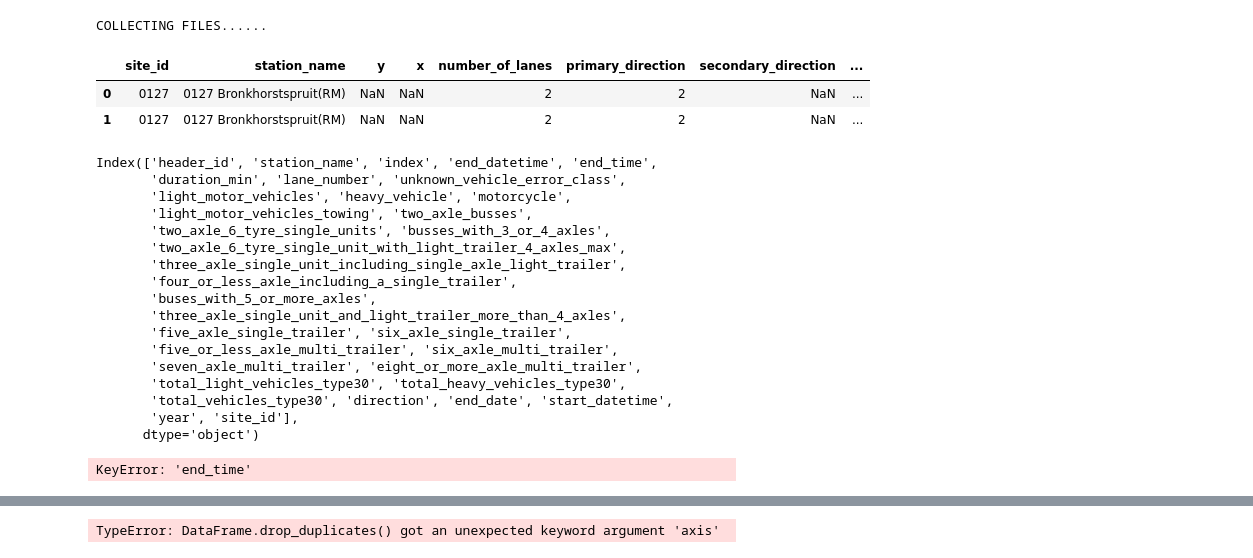
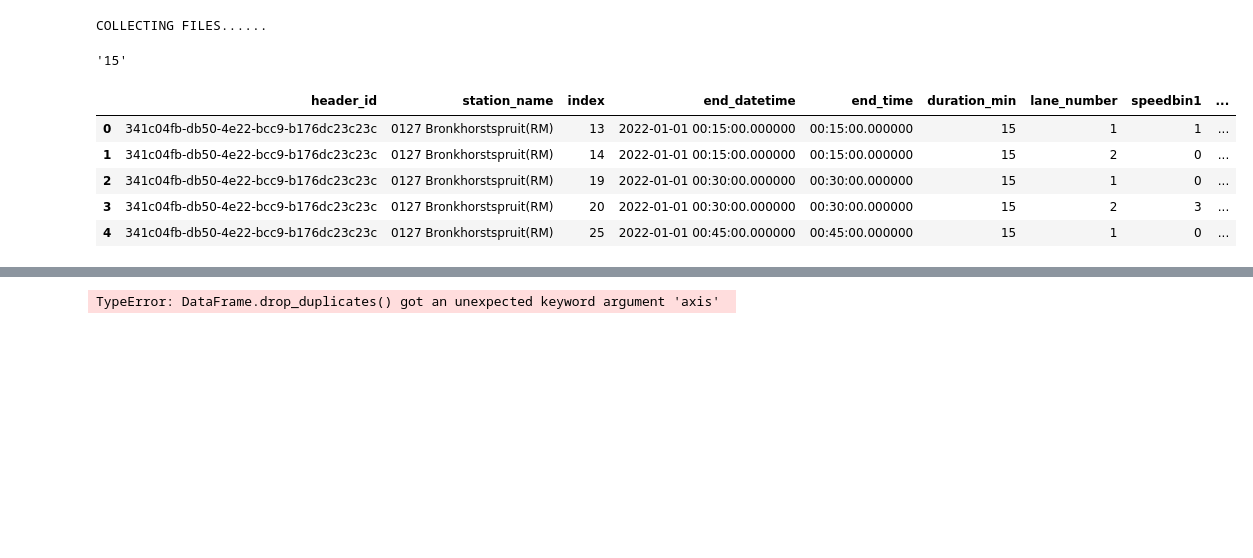
Before and after one commit to brandtosaurus/traffic_electronic_count_ETL, a Jupyter notebook: test.ipynb, the cells around one changed output, grey strips where cells are left out. Cells and saved outputs as stored; diff of their text form; code cells hidden in the pictures; blank space fills up the shorter version.

Commit message:
duplicate column fix and bug fixes

```diff
--- a/test.ipynb
+++ b/test.ipynb
@@ -136,0 +66,12 @@ for file in files:
+# %%
+header_30.iloc[0,3]
+# %% [output]
+'15'
+# %%
+d2 = DATA.dtype21
+# %%
+data2 = pd.concat([d2, DATA.dtype30], keys=["site_id", "start_datetime", "lane_number"], ignore_index=False, axis=1)
+data2 = data2.droplevel(0, axis=1)
+data2 = pd.concat([data2, DATA.dtype70], keys=["site_id", "start_datetime", "lane_number"], ignore_index=False, axis=1)
+data2 = data2.droplevel(0, axis=1)
+data3 = data2.T.drop_duplicates().T
@@ -137,26 +84,9 @@ for file in files:
 # %%
-header.head()
+data3.head()
 # %% [output]
-|  | site_id | station_name | y | x | number_of_lanes | primary_direction | secondary_direction | ... |
-| 0 | 0127 | 0127 Bronkhorstspruit(RM) | NaN | NaN | 2 | 2 | NaN | ... |
-| 1 | 0127 | 0127 Bronkhorstspruit(RM) | NaN | NaN | 2 | 2 | NaN | ... |
+|  | header_id | station_name | index | end_datetime | end_time | duration_min | lane_number | speedbin1 | ... |
+| 0 | 341c04fb-db50-4e22-bcc9-b176dc23c23c | 0127 Bronkhorstspruit(RM) | 13 | 2022-01-01 00:15:00.000000 | 00:15:00.000000 | 15 | 1 | 1 | ... |
+| 1 | 341c04fb-db50-4e22-bcc9-b176dc23c23c | 0127 Bronkhorstspruit(RM) | 14 | 2022-01-01 00:15:00.000000 | 00:15:00.000000 | 15 | 2 | 0 | ... |
+| 2 | 341c04fb-db50-4e22-bcc9-b176dc23c23c | 0127 Bronkhorstspruit(RM) | 19 | 2022-01-01 00:30:00.000000 | 00:30:00.000000 | 15 | 1 | 0 | ... |
+| 3 | 341c04fb-db50-4e22-bcc9-b176dc23c23c | 0127 Bronkhorstspruit(RM) | 20 | 2022-01-01 00:30:00.000000 | 00:30:00.000000 | 15 | 2 | 3 | ... |
+| 4 | 341c04fb-db50-4e22-bcc9-b176dc23c23c | 0127 Bronkhorstspruit(RM) | 25 | 2022-01-01 00:45:00.000000 | 00:45:00.000000 | 15 | 1 | 0 | ... |
-# %%
-D.dtype30.columns
-# %% [output]
-Index(['header_id', 'station_name', 'index', 'end_datetime', 'end_time',
-       'duration_min', 'lane_number', 'unknown_vehicle_error_class',
-       'light_motor_vehicles', 'heavy_vehicle', 'motorcycle',
-       'light_motor_vehicles_towing', 'two_axle_busses',
-       'two_axle_6_tyre_single_units', 'busses_with_3_or_4_axles',
-       'two_axle_6_tyre_single_unit_with_light_trailer_4_axles_max',
-       'three_axle_single_unit_including_single_axle_light_trailer',
-       'four_or_less_axle_including_a_single_trailer',
-       'buses_with_5_or_more_axles',
-       'three_axle_single_unit_and_light_trailer_more_than_4_axles',
-       'five_axle_single_trailer', 'six_axle_single_trailer',
-       'five_or_less_axle_multi_trailer', 'six_axle_multi_trailer',
-       'seven_axle_multi_trailer', 'eight_or_more_axle_multi_trailer',
-       'total_light_vehicles_type30', 'total_heavy_vehicles_type30',
-       'total_vehicles_type30', 'direction', 'end_date', 'start_datetime',
-       'year', 'site_id'],
-      dtype='object')
@@ -209,4 +92,0 @@ df2.reset_index(inplace=True)
-# %%
-df2["end_time"]
-# %% [output]
-KeyError: 'end_time'
```
Also changed, not shown: parts of 14 cells of this notebook, 2 other files.
